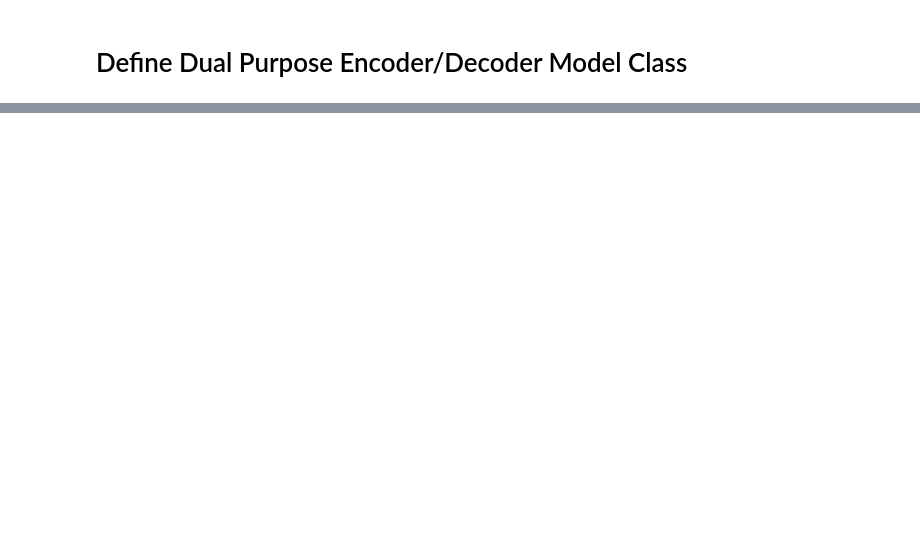
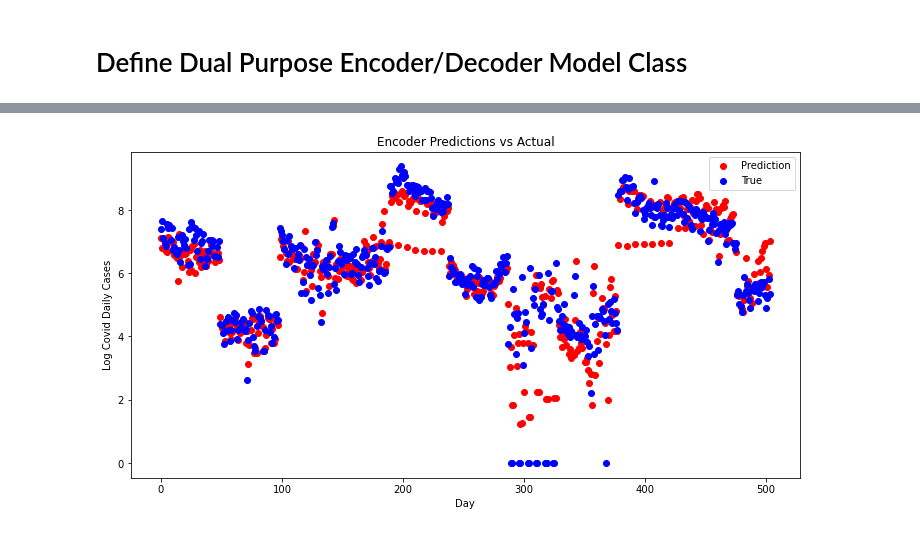
Before and after one commit to sashafomina/covid_policy_analysis, a Jupyter notebook: lstm.ipynb, the cells around one changed output, grey strips where cells are left out. Drawn from its saved outputs; the diff is of its cells as text; code cells hidden in the pictures; blank space fills up the shorter version.

```diff
--- a/lstm.ipynb
+++ b/lstm.ipynb
@@ -518,0 +143,24 @@ Save models?
+# %%
+# Subclass to be used by both the encoder and decoder of our model
+class ED_LSTM(tf.keras.Model):
+    def __init__(self, hidden_dim):
+        super(ED_LSTM, self).__init__()
+        self.hidden_dim = hidden_dim
+
+        # Define the RNN layer, LSTM
+        self.lstm = tf.keras.layers.LSTM(
+            hidden_dim, return_sequences=True, return_state=True)
+        self.dense = tf.keras.layers.Dense(1)
+
+    def call(self, input_sequence, states):
+        # Call the LSTM unit
+        lstm_out, state_h, state_c = self.lstm(input_sequence, initial_state=states)
+        # Dense layer to predict output token
+        output = self.dense(lstm_out)
+
+        return output, state_h, state_c
+
+    def init_states(self, batch_size):
+        # Return a all 0s initial states
+        return (tf.zeros([batch_size, self.hidden_dim]),
+                tf.zeros([batch_size, self.hidden_dim]))
@@ -518,0 +345,2 @@ Save models?
+# %%
+e_test_loss, e_test_preds = eval_encoder(encoder, [e_x_test_np, e_y_test_np])
@@ -518,0 +367,21 @@ Save models?
+# %%
+# Plot predictions vs actual test data
+b_window = 0
+e_window = 500
+p = np.ndarray.flatten(np.array(e_test_preds[b_window:e_window:7]))
+t = np.ndarray.flatten(e_y_test_np[b_window:e_window:7])
+num = len(p)
+
+fig, ax = plt.subplots(figsize=(12, 6))
+
+# Plot the predictions and true values
+ax.scatter(range(num), p, color = 'red', label = 'Prediction')
+ax.scatter(range(num), t, color = 'blue', label = 'True')
+
+ax.legend()
+ax.set_title("Encoder Predictions vs Actual")
+ax.set_xlabel('Day')
+ax.set_ylabel('Log Covid Daily Cases')
+plt.show()
+# %% [output]
+[figure, added]
```
Also changed, not shown: parts of 79 cells of this notebook, 4 other files.
